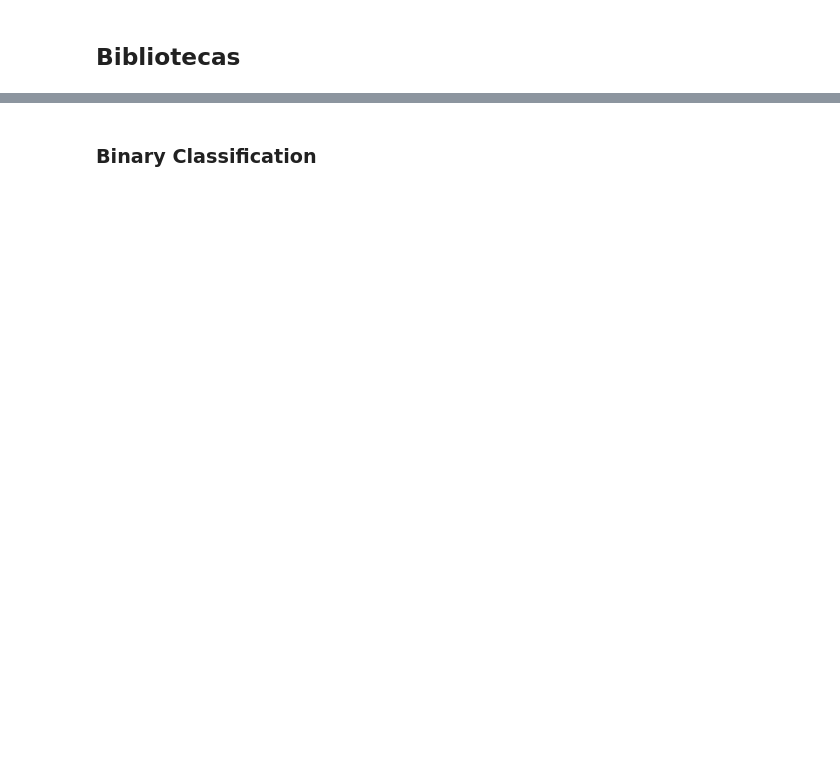
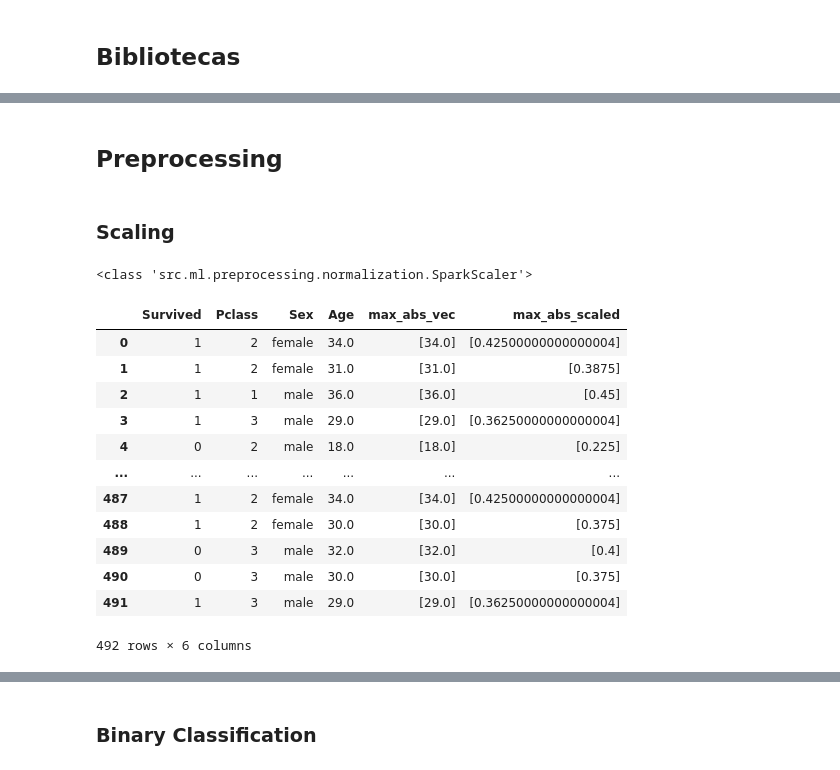
Before and after one commit to A3Data/hermione, a Jupyter notebook: hermione/module_templates/__IMPLEMENTED_PYSPARK__/src/ml/notebooks/Examples.ipynb, the cells around one changed output, grey strips where cells are left out. Saved outputs shown, nothing was run; the diff lists cells and outputs as text; code cells hidden in the pictures; blank space fills up the shorter version.

```diff
--- a/hermione/module_templates/__IMPLEMENTED_PYSPARK__/src/ml/notebooks/Examples.ipynb
+++ b/hermione/module_templates/__IMPLEMENTED_PYSPARK__/src/ml/notebooks/Examples.ipynb
@@ -31,0 +44,26 @@ spark = (
+# %% [markdown]
+## Preprocessing
+# %% [markdown]
+### Scaling
+# %%
+scaler = SparkScaler('Age', 'max_abs')
+# %%
+scaler.fit(df_train)
+# %% [output]
+<class 'src.ml.preprocessing.normalization.SparkScaler'>
+# %%
+scaler.transform(df_train).toPandas()
+# %% [output]
+|  | Survived | Pclass | Sex | Age | max_abs_vec | max_abs_scaled |
+| 0 | 1 | 2 | female | 34.0 | [34.0] | [0.42500000000000004] |
+| 1 | 1 | 2 | female | 31.0 | [31.0] | [0.3875] |
+| 2 | 1 | 1 | male | 36.0 | [36.0] | [0.45] |
+| 3 | 1 | 3 | male | 29.0 | [29.0] | [0.36250000000000004] |
+| 4 | 0 | 2 | male | 18.0 | [18.0] | [0.225] |
+| ... | ... | ... | ... | ... | ... | ... |
+| 487 | 1 | 2 | female | 34.0 | [34.0] | [0.42500000000000004] |
+| 488 | 1 | 2 | female | 30.0 | [30.0] | [0.375] |
+| 489 | 0 | 3 | male | 32.0 | [32.0] | [0.4] |
+| 490 | 0 | 3 | male | 30.0 | [30.0] | [0.375] |
+| 491 | 1 | 3 | male | 29.0 | [29.0] | [0.36250000000000004] |
+492 rows × 6 columns
```
Also changed, not shown: parts of 66 cells of this notebook, 10 other files.
